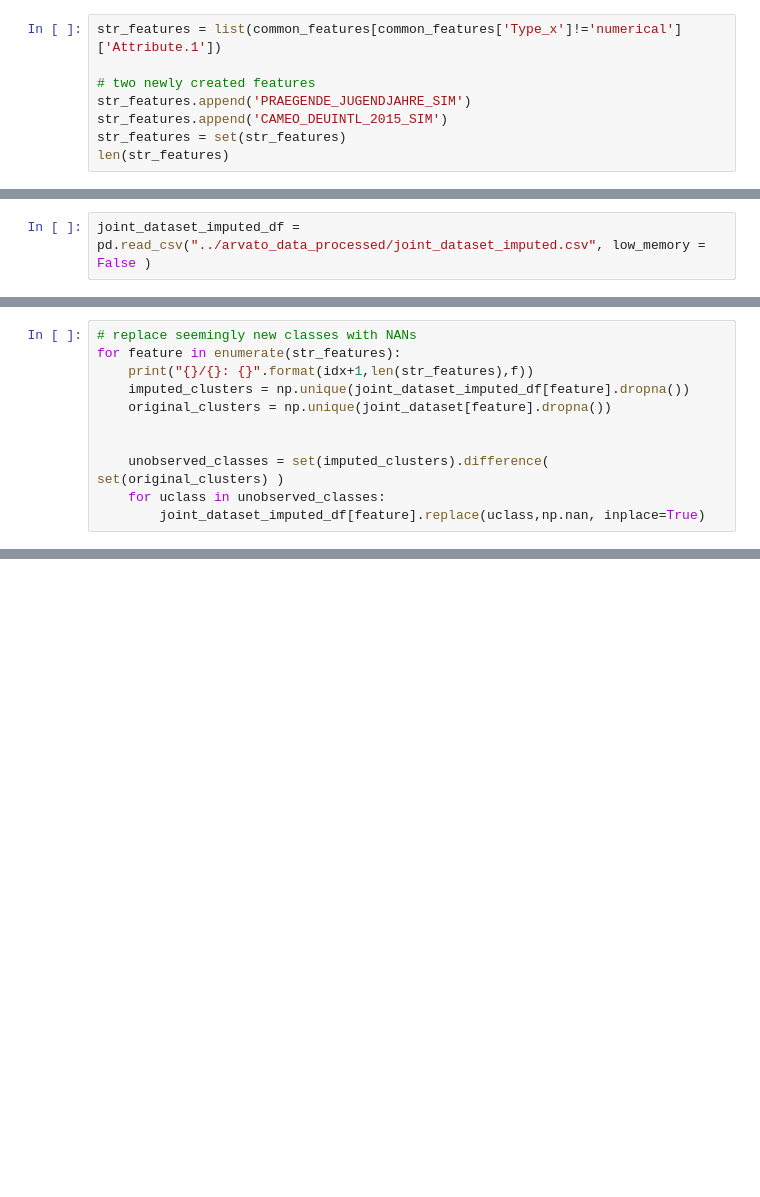
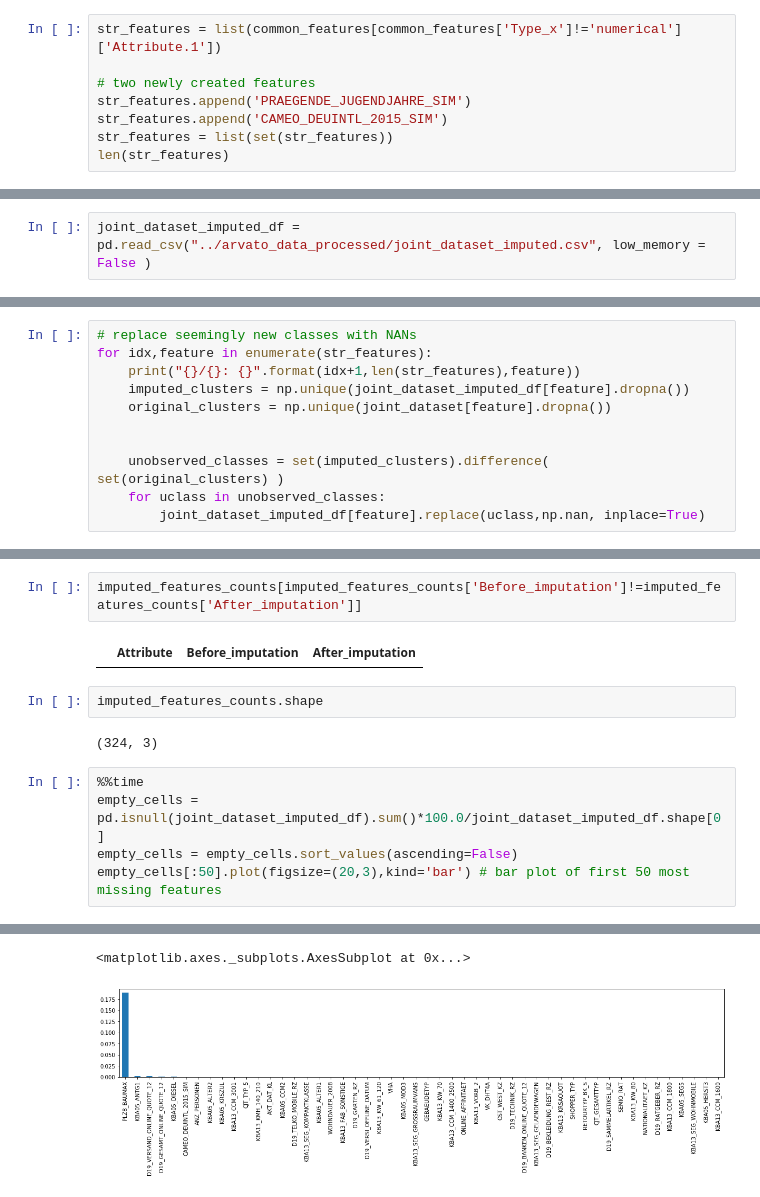
Before and after one commit to vaxherra/Arvato-Customer-Segmentation, a Jupyter notebook: EDA/03_Concatenate.ipynb, the cells around one changed output, grey strips where cells are left out. Saved outputs shown, nothing was run; the diff lists cells and outputs as text; blank space fills up the shorter version.

```diff
--- a/EDA/03_Concatenate.ipynb
+++ b/EDA/03_Concatenate.ipynb
@@ -302,5 +332,5 @@ str_features = list(common_features[common_features['Type_x']!='numerical']['Att
 # two newly created features
 str_features.append('PRAEGENDE_JUGENDJAHRE_SIM')
 str_features.append('CAMEO_DEUINTL_2015_SIM')
-str_features = set(str_features)
+str_features = list(set(str_features))
 len(str_features)
@@ -384,7 +512,7 @@ plt.hist(joint_dataset_imputed_df['CAMEO_DEUINTL_2015_SIM'].dropna())
 # %%
 # replace seemingly new classes with NANs
-for feature in enumerate(str_features):
-    print("{}/{}: {}".format(idx+1,len(str_features),f))
+for idx,feature in enumerate(str_features):
+    print("{}/{}: {}".format(idx+1,len(str_features),feature))
     imputed_clusters = np.unique(joint_dataset_imputed_df[feature].dropna())
     original_clusters = np.unique(joint_dataset[feature].dropna())
 
@@ -394,0 +592,14 @@ for feature in enumerate(str_features):
+# %%
+imputed_features_counts[imputed_features_counts['Before_imputation']!=imputed_features_counts['After_imputation']]
+# %% [output]
+|  | Attribute | Before_imputation | After_imputation |
+# %%
+imputed_features_counts.shape
+# %% [output]
+(324, 3)
+# %%
+%%time
+empty_cells = pd.isnull(joint_dataset_imputed_df).sum()*100.0/joint_dataset_imputed_df.shape[0]
+empty_cells = empty_cells.sort_values(ascending=False)
+empty_cells[:50].plot(figsize=(20,3),kind='bar') # bar plot of first 50 most missing features
+# %% [output]
@@ -394,0 +608,2 @@ for feature in enumerate(str_features):
+<matplotlib.axes._subplots.AxesSubplot at 0x...>
+[figure, added]
```
Also changed, not shown: parts of 36 cells of this notebook.
